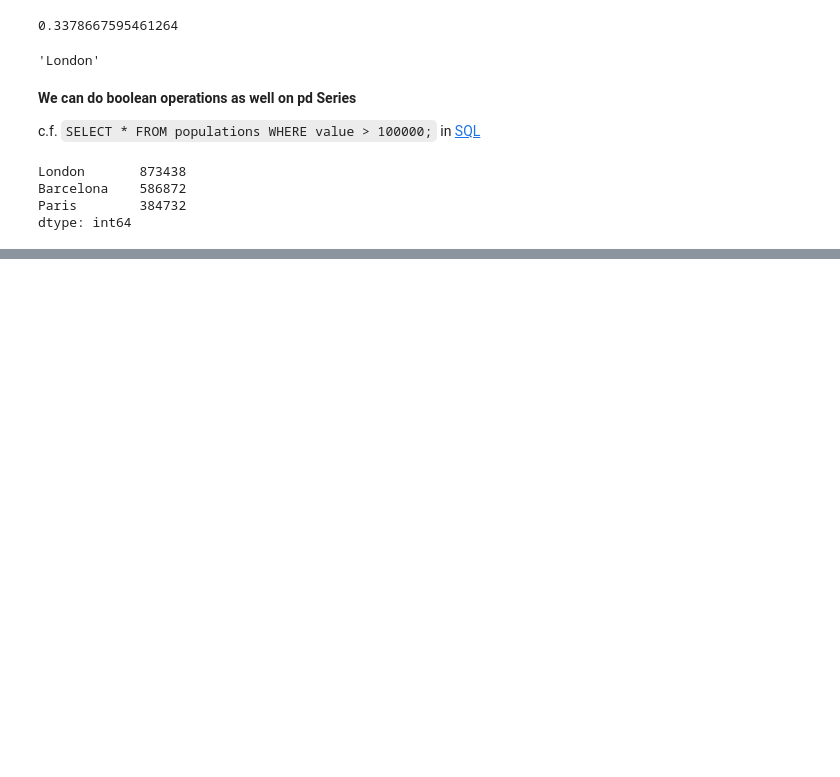
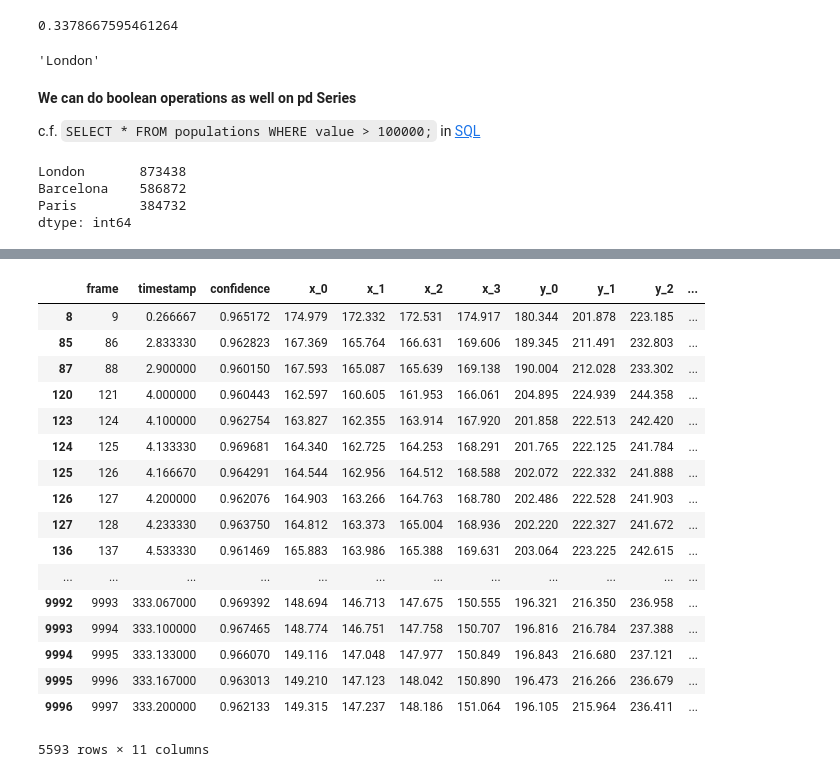
Before and after one commit to adisen99/ipython-basics, a Jupyter notebook: 04_Pandas.ipynb, the cells around one changed output, grey strips where cells are left out. Saved outputs shown, nothing was run; the diff lists cells and outputs as text; code cells hidden in the pictures; blank space fills up the shorter version.

```diff
--- a/04_Pandas.ipynb
+++ b/04_Pandas.ipynb
@@ -129,0 +316,21 @@ dtype: int64
+# %%
+df[df.confidence > 0.96]
+# %% [output]
+|  | frame | timestamp | confidence | x_0 | x_1 | x_2 | x_3 | y_0 | y_1 | y_2 | ... |
+| 8 | 9 | 0.266667 | 0.965172 | 174.979 | 172.332 | 172.531 | 174.917 | 180.344 | 201.878 | 223.185 | ... |
+| 85 | 86 | 2.833330 | 0.962823 | 167.369 | 165.764 | 166.631 | 169.606 | 189.345 | 211.491 | 232.803 | ... |
+| 87 | 88 | 2.900000 | 0.960150 | 167.593 | 165.087 | 165.639 | 169.138 | 190.004 | 212.028 | 233.302 | ... |
+| 120 | 121 | 4.000000 | 0.960443 | 162.597 | 160.605 | 161.953 | 166.061 | 204.895 | 224.939 | 244.358 | ... |
+| 123 | 124 | 4.100000 | 0.962754 | 163.827 | 162.355 | 163.914 | 167.920 | 201.858 | 222.513 | 242.420 | ... |
+| 124 | 125 | 4.133330 | 0.969681 | 164.340 | 162.725 | 164.253 | 168.291 | 201.765 | 222.125 | 241.784 | ... |
+| 125 | 126 | 4.166670 | 0.964291 | 164.544 | 162.956 | 164.512 | 168.588 | 202.072 | 222.332 | 241.888 | ... |
+| 126 | 127 | 4.200000 | 0.962076 | 164.903 | 163.266 | 164.763 | 168.780 | 202.486 | 222.528 | 241.903 | ... |
+| 127 | 128 | 4.233330 | 0.963750 | 164.812 | 163.373 | 165.004 | 168.936 | 202.220 | 222.327 | 241.672 | ... |
+| 136 | 137 | 4.533330 | 0.961469 | 165.883 | 163.986 | 165.388 | 169.631 | 203.064 | 223.225 | 242.615 | ... |
+| ... | ... | ... | ... | ... | ... | ... | ... | ... | ... | ... | ... |
+| 9992 | 9993 | 333.067000 | 0.969392 | 148.694 | 146.713 | 147.675 | 150.555 | 196.321 | 216.350 | 236.958 | ... |
+| 9993 | 9994 | 333.100000 | 0.967465 | 148.774 | 146.751 | 147.758 | 150.707 | 196.816 | 216.784 | 237.388 | ... |
+| 9994 | 9995 | 333.133000 | 0.966070 | 149.116 | 147.048 | 147.977 | 150.849 | 196.843 | 216.680 | 237.121 | ... |
+| 9995 | 9996 | 333.167000 | 0.963013 | 149.210 | 147.123 | 148.042 | 150.890 | 196.473 | 216.266 | 236.679 | ... |
+| 9996 | 9997 | 333.200000 | 0.962133 | 149.315 | 147.237 | 148.186 | 151.064 | 196.105 | 215.964 | 236.411 | ... |
+5593 rows × 11 columns
```
Also changed, not shown: parts of 25 cells of this notebook, 2 other files.
